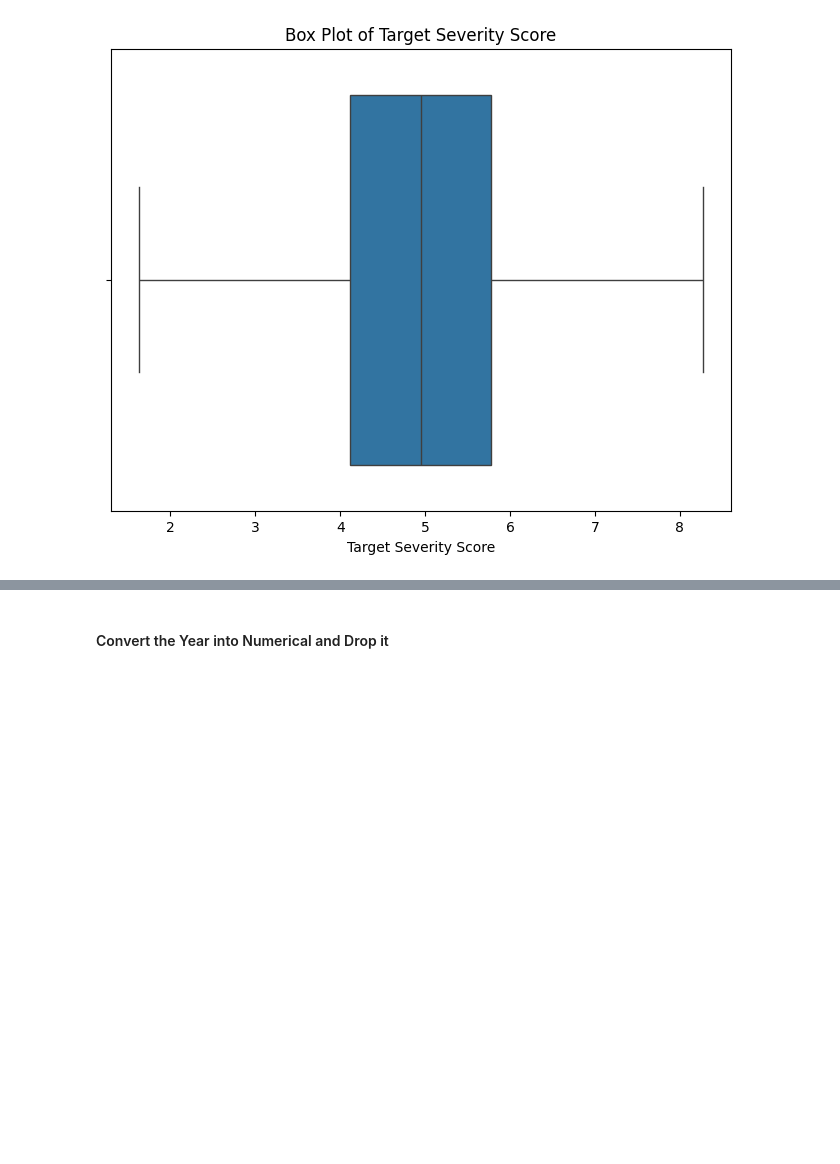
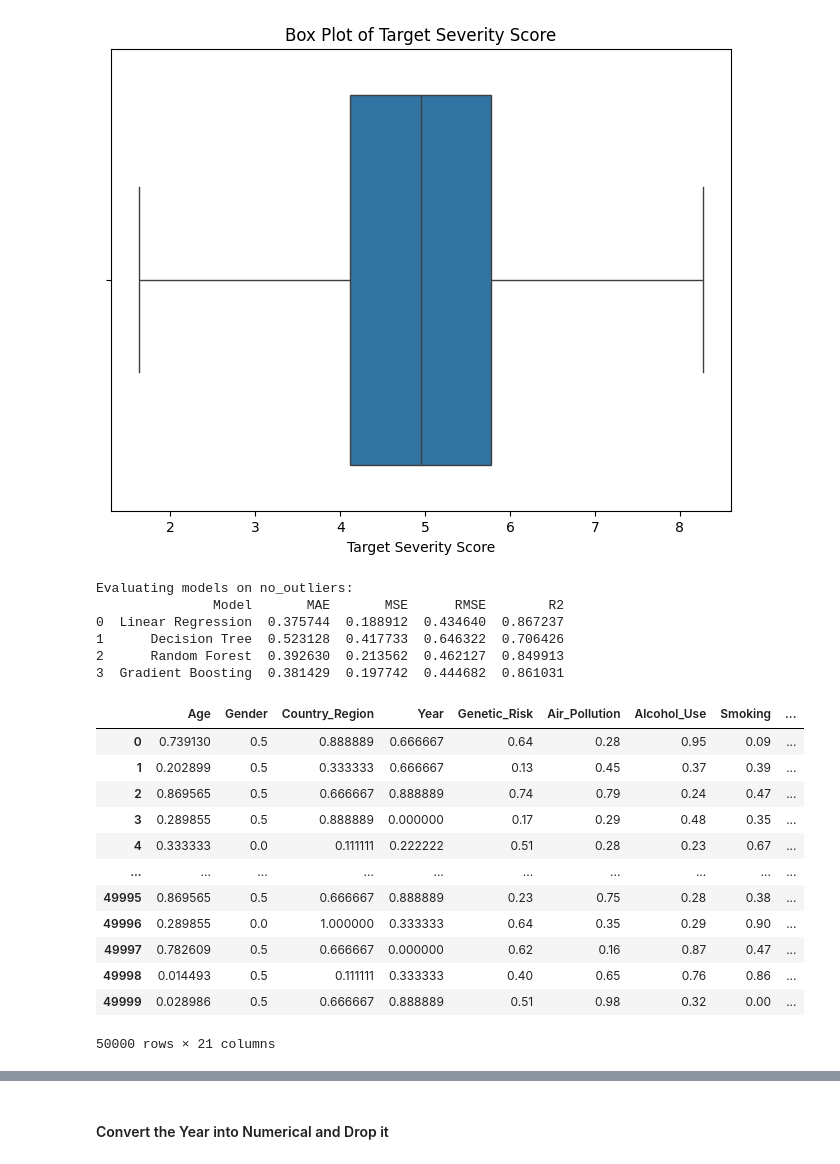
Before and after one commit to Moutaz-Code/CancerModelColab, a Jupyter notebook: Data_Mining_Project.ipynb, the cells around one changed output, grey strips where cells are left out. Cells and saved outputs as stored; diff of their text form; code cells hidden in the pictures; blank space fills up the shorter version.

Commit message:
DATA modeling, normalization

```diff
--- a/Data_Mining_Project.ipynb
+++ b/Data_Mining_Project.ipynb
@@ -438,3 +438,58 @@ plt.xlabel('Target Severity Score')
 plt.show()
 # %% [output]
 [figure]
+# %%
+def evaluate_models(X, y, models):
+    X_train, X_test, y_train, y_test = train_test_split(X, y, test_size=0.3, random_state=42)
+    results = []
+    for name, model in models.items():
+        model.fit(X_train, y_train)
+        y_pred = model.predict(X_test)
+        results.append({
+            "Model": name,
+            "MAE": mean_absolute_error(y_test, y_pred),
+            "MSE": mean_squared_error(y_test, y_pred),
+            "RMSE": np.sqrt(mean_squared_error(y_test, y_pred)),
+            "R2": r2_score(y_test, y_pred)
+        })
+    return pd.DataFrame(results)
+
+# Evaluate on no_outliers
+print("Evaluating models on no_outliers:")
+X_no_outliers = no_outliers.drop('Target_Severity_Score', axis=1)
+y_no_outliers = no_outliers['Target_Severity_Score']
+selected_results = evaluate_models(X_selected, y_selected, models)
+print(selected_results)
+# %% [output]
+Evaluating models on no_outliers:
+               Model       MAE       MSE      RMSE        R2
+0  Linear Regression  0.375744  0.188912  0.434640  0.867237
+1      Decision Tree  0.523128  0.417733  0.646322  0.706426
+2      Random Forest  0.392630  0.213562  0.462127  0.849913
+3  Gradient Boosting  0.381429  0.197742  0.444682  0.861031
+# %%
+# prompt: do normalization for the modifiedDATA
+
+from sklearn.preprocessing import MinMaxScaler
+from sklearn.preprocessing import StandardScaler
+
+# Option 1: Min-Max Normalization
+# This scales features to a fixed range, usually [0, 1].
+# It is sensitive to outliers.
+min_max_scaler = MinMaxScaler()
+scaledDATA = pd.DataFrame(min_max_scaler.fit_transform(modifiedDATA), columns=modifiedDATA.columns)
+scaledDATA
+# %% [output]
+|  | Age | Gender | Country_Region | Year | Genetic_Risk | Air_Pollution | Alcohol_Use | Smoking | ... |
+| 0 | 0.739130 | 0.5 | 0.888889 | 0.666667 | 0.64 | 0.28 | 0.95 | 0.09 | ... |
+| 1 | 0.202899 | 0.5 | 0.333333 | 0.666667 | 0.13 | 0.45 | 0.37 | 0.39 | ... |
+| 2 | 0.869565 | 0.5 | 0.666667 | 0.888889 | 0.74 | 0.79 | 0.24 | 0.47 | ... |
+| 3 | 0.289855 | 0.5 | 0.888889 | 0.000000 | 0.17 | 0.29 | 0.48 | 0.35 | ... |
+| 4 | 0.333333 | 0.0 | 0.111111 | 0.222222 | 0.51 | 0.28 | 0.23 | 0.67 | ... |
+| ... | ... | ... | ... | ... | ... | ... | ... | ... | ... |
+| 49995 | 0.869565 | 0.5 | 0.666667 | 0.888889 | 0.23 | 0.75 | 0.28 | 0.38 | ... |
+| 49996 | 0.289855 | 0.0 | 1.000000 | 0.333333 | 0.64 | 0.35 | 0.29 | 0.90 | ... |
+| 49997 | 0.782609 | 0.5 | 0.666667 | 0.000000 | 0.62 | 0.16 | 0.87 | 0.47 | ... |
+| 49998 | 0.014493 | 0.5 | 0.111111 | 0.333333 | 0.40 | 0.65 | 0.76 | 0.86 | ... |
+| 49999 | 0.028986 | 0.5 | 0.666667 | 0.888889 | 0.51 | 0.98 | 0.32 | 0.00 | ... |
+50000 rows × 21 columns
```
Also changed, not shown: parts of 1 cell of this notebook.
